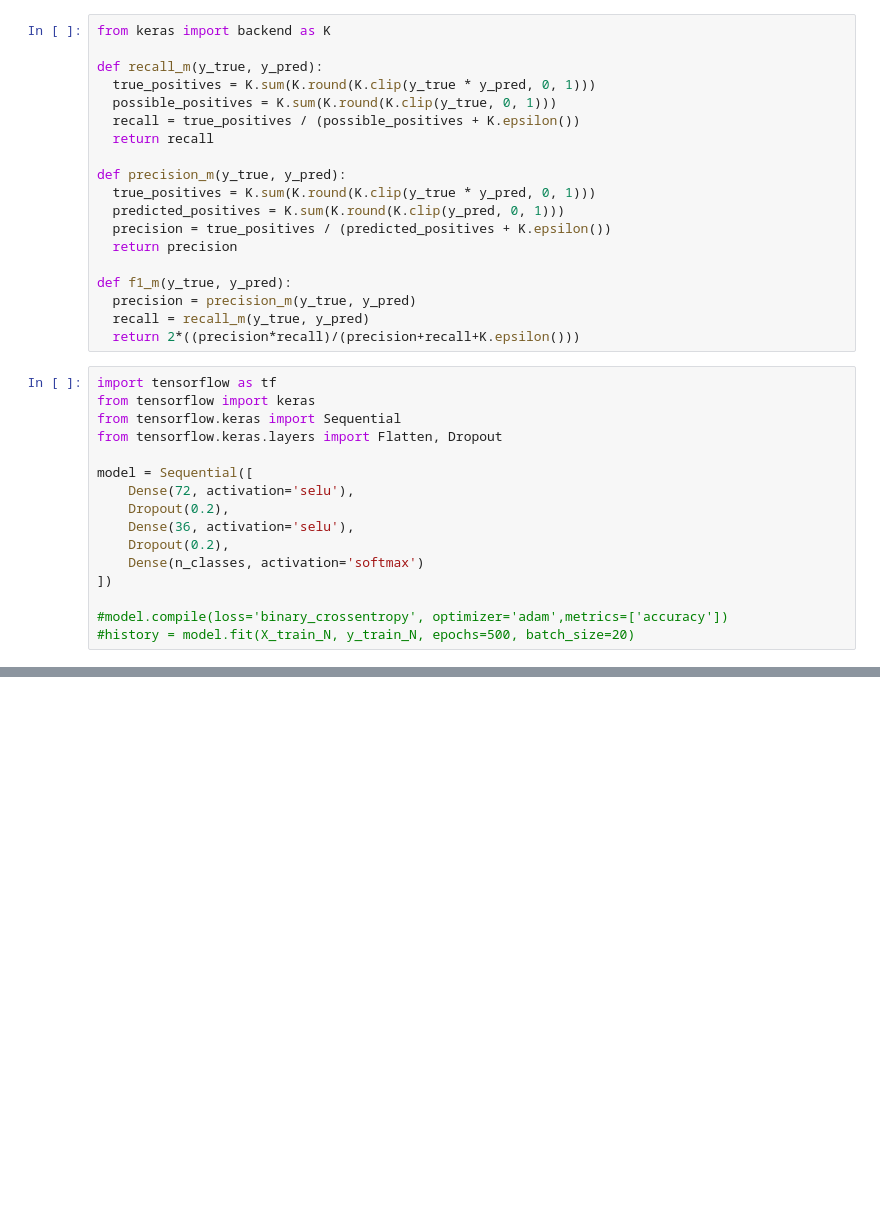
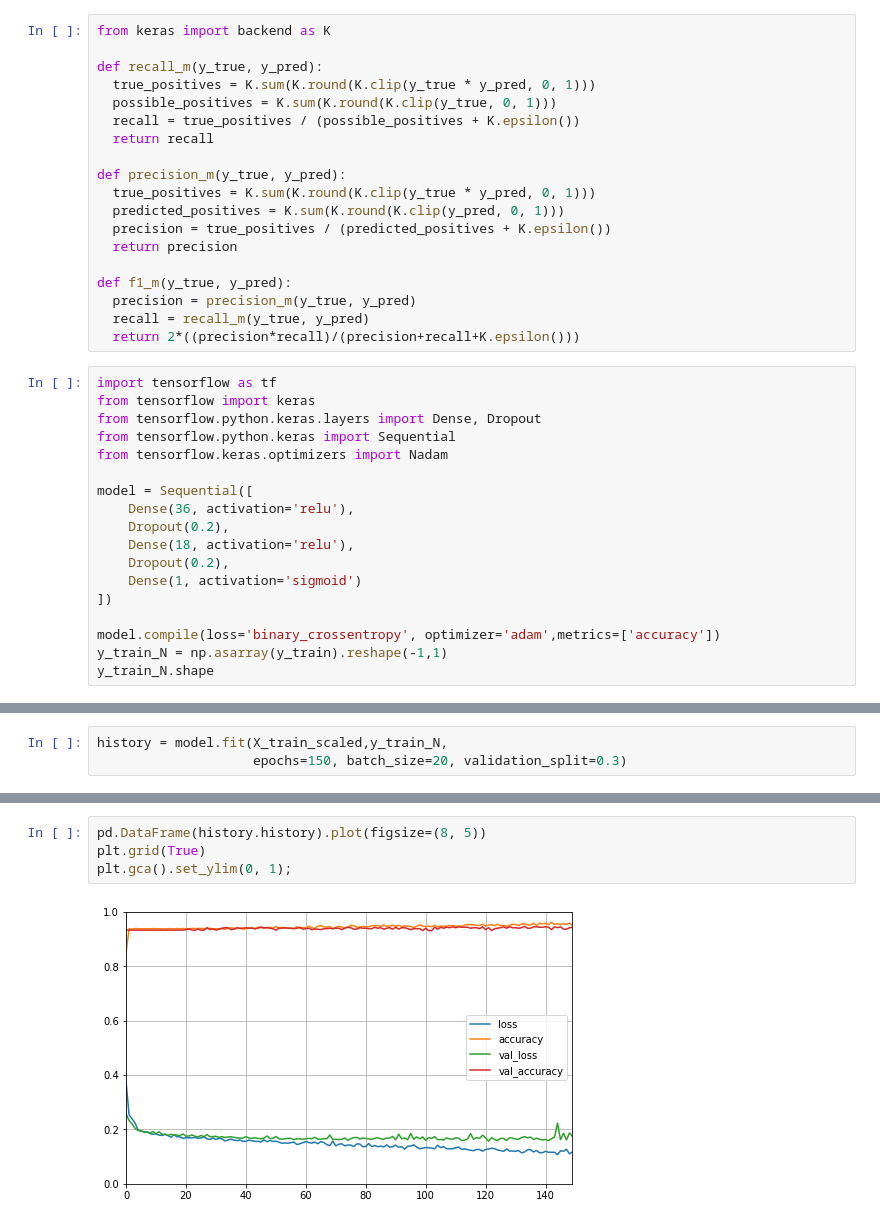
Before and after one commit to LilInformat/UofT-3253-OzoneAnalysis, a Jupyter notebook: OzoneNotebook.ipynb, the cells around one changed output, grey strips where cells are left out. Drawn from its saved outputs; the diff is of its cells as text; blank space fills up the shorter version.

```diff
--- a/OzoneNotebook.ipynb
+++ b/OzoneNotebook.ipynb
@@ -352,17 +352,19 @@ def f1_m(y_true, y_pred):
 # %%
 import tensorflow as tf
 from tensorflow import keras
-from tensorflow.keras import Sequential
-from tensorflow.keras.layers import Flatten, Dropout
+from tensorflow.python.keras.layers import Dense, Dropout
+from tensorflow.python.keras import Sequential
+from tensorflow.keras.optimizers import Nadam
 
 model = Sequential([
-    Dense(72, activation='selu'),
+    Dense(36, activation='relu'),
     Dropout(0.2),
-    Dense(36, activation='selu'),
+    Dense(18, activation='relu'),
     Dropout(0.2),
-    Dense(n_classes, activation='softmax')
+    Dense(1, activation='sigmoid')
 ])
 
-#model.compile(loss='binary_crossentropy', optimizer='adam',metrics=['accuracy'])
-#history = model.fit(X_train_N, y_train_N, epochs=500, batch_size=20)
+model.compile(loss='binary_crossentropy', optimizer='adam',metrics=['accuracy'])
+y_train_N = np.asarray(y_train).reshape(-1,1)
+y_train_N.shape
 # %% [output]
@@ -384,0 +372,3 @@ for key in history.history:
+# %%
+history = model.fit(X_train_scaled,y_train_N,
+                    epochs=150, batch_size=20, validation_split=0.3)
@@ -384,0 +393,6 @@ for key in history.history:
+# %%
+pd.DataFrame(history.history).plot(figsize=(8, 5))
+plt.grid(True)
+plt.gca().set_ylim(0, 1);
+# %% [output]
+[figure, added]
```
Also changed, not shown: parts of 11 cells of this notebook.
